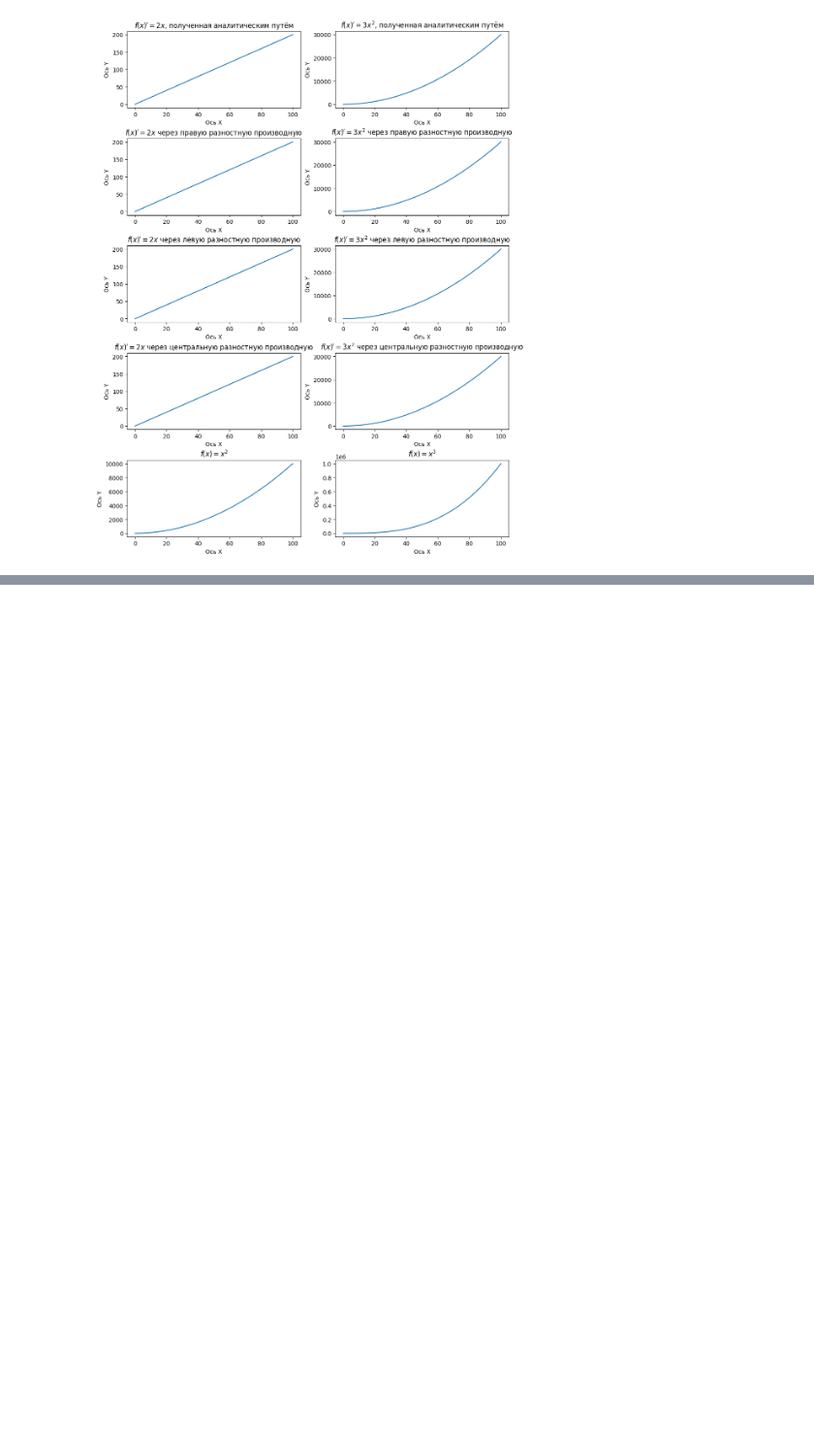
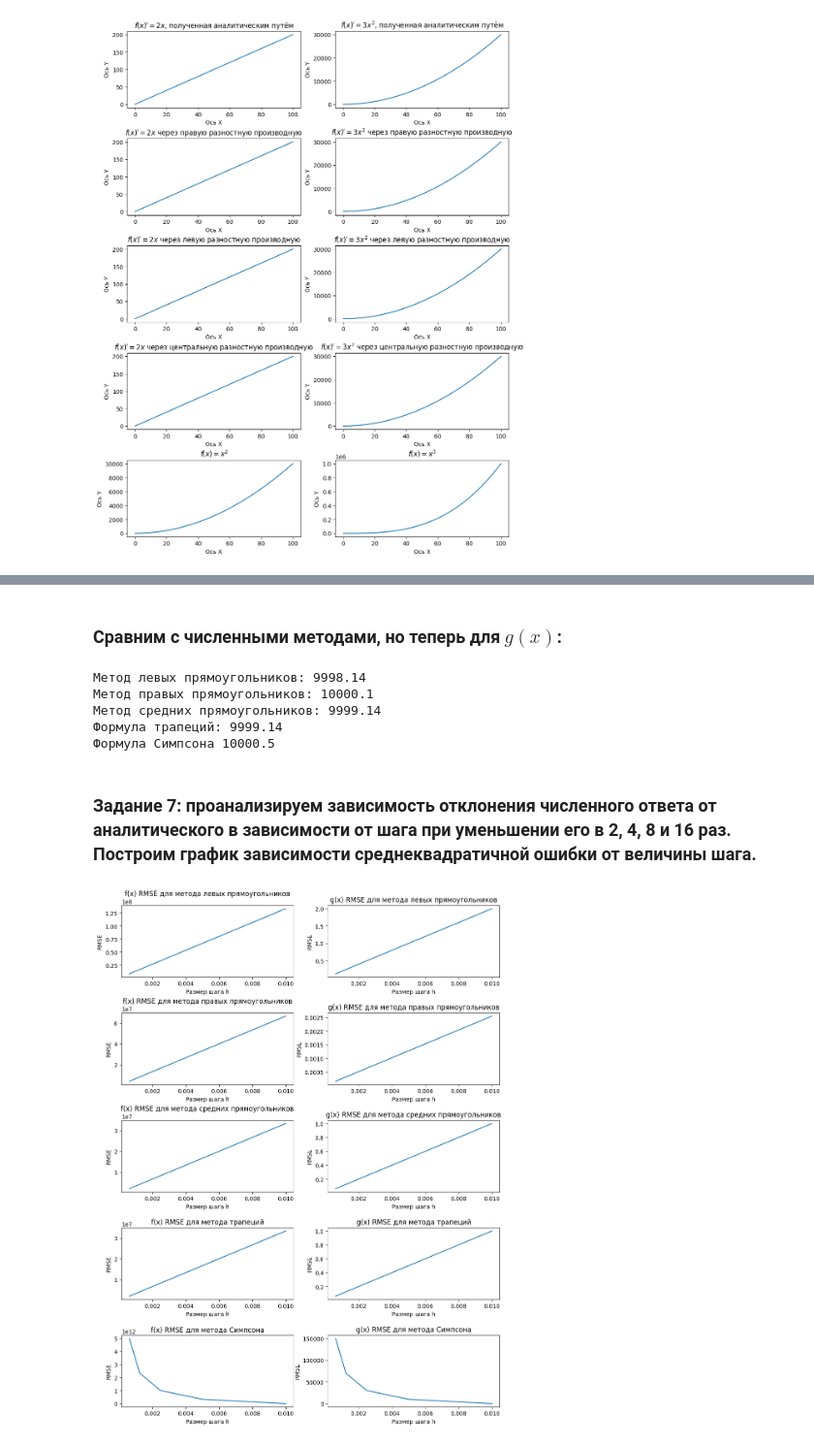
Before and after one commit to Dforgeek/ITMO-Applied-Math-4-sem, a Jupyter notebook: lab1/lab1.ipynb, the cells around one changed output, grey strips where cells are left out. Shown at 97% size. Cells and saved outputs as stored; diff of their text form; code cells hidden in the pictures; blank space fills up the shorter version.

```diff
--- a/lab1/lab1.ipynb
+++ b/lab1/lab1.ipynb
@@ -138,0 +234,74 @@ rmse_values =
+# %% [markdown]
+### Сравним с численными методами, но теперь для $g(x)$:
+# %%
+print("Метод левых прямоугольников:", "{:.6}".format(left_rectangles(g_x, a, b, h)))
+print("Метод правых прямоугольников:", "{:.6}".format(right_rectangles(g_x, a, b, h)))
+print("Метод средних прямоугольников:", "{:.6}".format(mid_rectangles(g_x, a, b, h)))
+print("Формула трапеций:", "{:.6}".format(trapezoid_integration(g_x, a, b, h)))
+print("Формула Симпсона", "{:.6}".format(simpson_integration(g_x, a, b, h)))
+# %% [output]
+Метод левых прямоугольников: 9998.14
+Метод правых прямоугольников: 10000.1
+Метод средних прямоугольников: 9999.14
+Формула трапеций: 9999.14
+Формула Симпсона 10000.5
+# %% [markdown]
+### Задание 7: проанализируем зависимость отклонения численного ответа от аналитического в зависимости от шага при уменьшении его в 2, 4, 8 и 16 раз. Построим график зависимости среднеквадратичной ошибки от величины шага.
+# %%
+f_x_ans = (100**6)/3
+f_g_ans = 10001 - np.cos(100)
+
+rmse_f_left_integration = [RMSE(left_rectangles(f_x, a, b, h_step), f_x_ans) for h_step in h_values]
+rmse_f_right_integration = [RMSE(right_rectangles(f_x, a, b, h_step), f_x_ans) for h_step in h_values]
+rmse_f_mid_integration = [RMSE(mid_rectangles(f_x, a, b, h_step), f_x_ans) for h_step in h_values]
+rmse_f_trapezoid_integration = [RMSE(trapezoid_integration(f_x, a, b, h_step), f_x_ans) for h_step in h_values]
+rmse_f_simpson_integration = [RMSE(simpson_integration(f_x, a, b, h_step), f_x_ans) for h_step in h_values]
+
+rmse_g_left_integration = [RMSE(left_rectangles(g_x, a, b, h_step), f_g_ans) for h_step in h_values]
+rmse_g_right_integration = [RMSE(right_rectangles(g_x, a, b, h_step), f_g_ans) for h_step in h_values]
+rmse_g_mid_integration = [RMSE(mid_rectangles(g_x, a, b, h_step), f_g_ans) for h_step in h_values]
+rmse_g_trapezoid_integration = [RMSE(trapezoid_integration(g_x, a, b, h_step), f_g_ans) for h_step in h_values]
+rmse_g_simpson_integration = [RMSE(simpson_integration(g_x, a, b, h_step), f_g_ans) for h_step in h_values]
+# %%
+fig, axs = plt.subplots(5, 2)
+fig.set_figheight(16)
+fig.set_figwidth(12)
+fig.subplots_adjust(hspace=0.5)
+
+axs[0][0].plot(h_values, rmse_f_left_integration)
+axs[0][0].set_title(r"f(x) RMSE для метода левых прямоугольников")
+
+axs[1][0].plot(h_values, rmse_f_right_integration)
+axs[1][0].set_title(r"f(x) RMSE для метода правых прямоугольников")
+
+axs[2][0].plot(h_values, rmse_f_mid_integration)
+axs[2][0].set_title(r"f(x) RMSE для метода средних прямоугольников")
+
+axs[3][0].plot(h_values, rmse_f_trapezoid_integration)
+axs[3][0].set_title(r"f(x) RMSE для метода трапеций")
+
+axs[4][0].plot(h_values, rmse_f_simpson_integration)
+axs[4][0].set_title(r"f(x) RMSE для метода Симпсона")
+
+axs[0][1].plot(h_values, rmse_g_left_integration)
+axs[0][1].set_title(r"g(x) RMSE для метода левых прямоугольников")
+
+axs[1][1].plot(h_values, rmse_g_right_integration)
+axs[1][1].set_title(r"g(x) RMSE для метода правых прямоугольников")
+
+axs[2][1].plot(h_values, rmse_g_mid_integration)
+axs[2][1].set_title(r"g(x) RMSE для метода средних прямоугольников")
+
+axs[3][1].plot(h_values, rmse_g_trapezoid_integration)
+axs[3][1].set_title(r"g(x) RMSE для метода трапеций")
+
+axs[4][1].plot(h_values, rmse_g_simpson_integration)
+axs[4][1].set_title(r"g(x) RMSE для метода Симпсона")
+
+for ax in axs.flat:
+    ax.set_xlabel("Размер шага h")
+    ax.set_ylabel("RMSE")
+
+plt.show()
+# %% [output]
+[figure, added]
```
Also changed, not shown: parts of 18 cells of this notebook.
